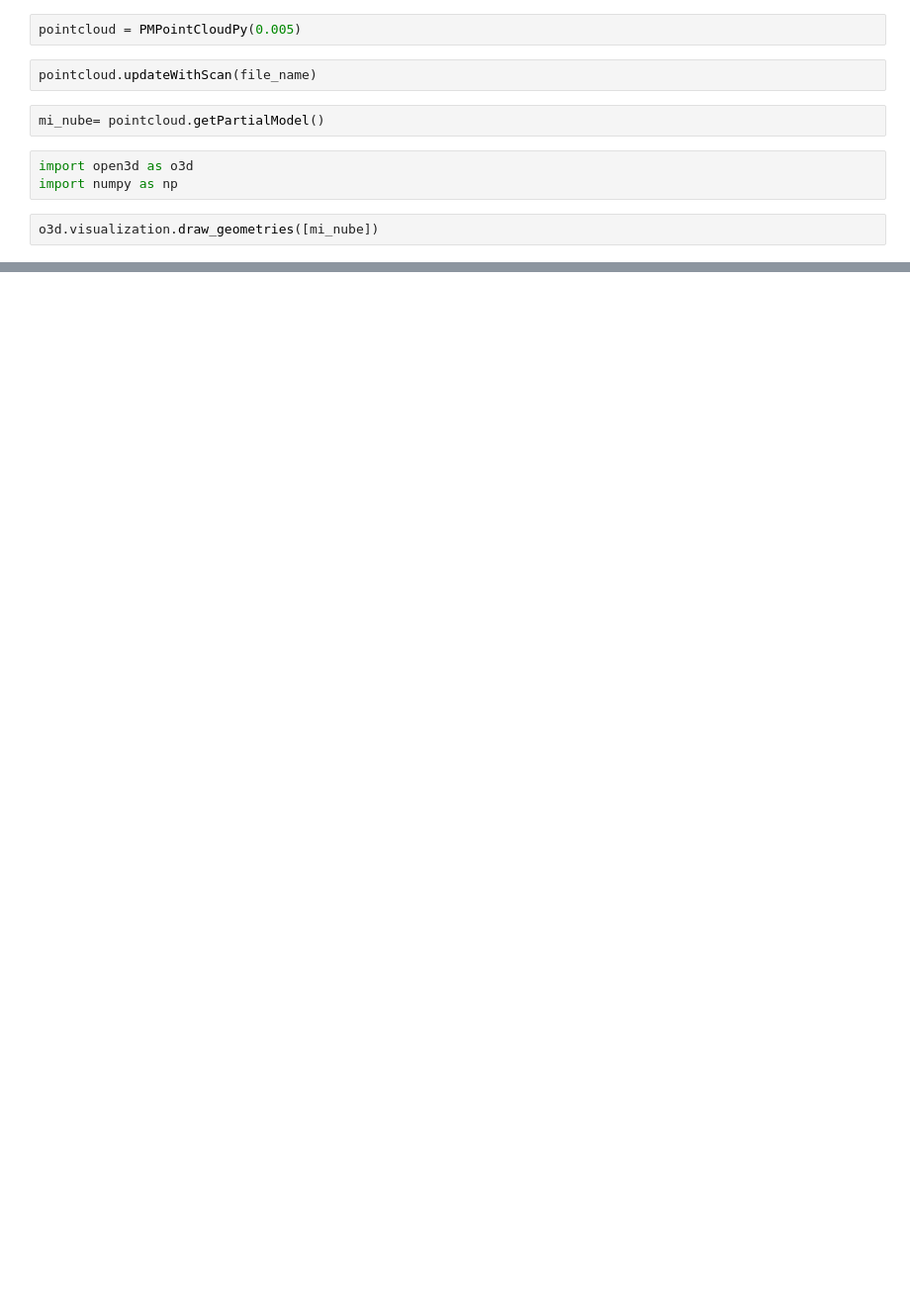
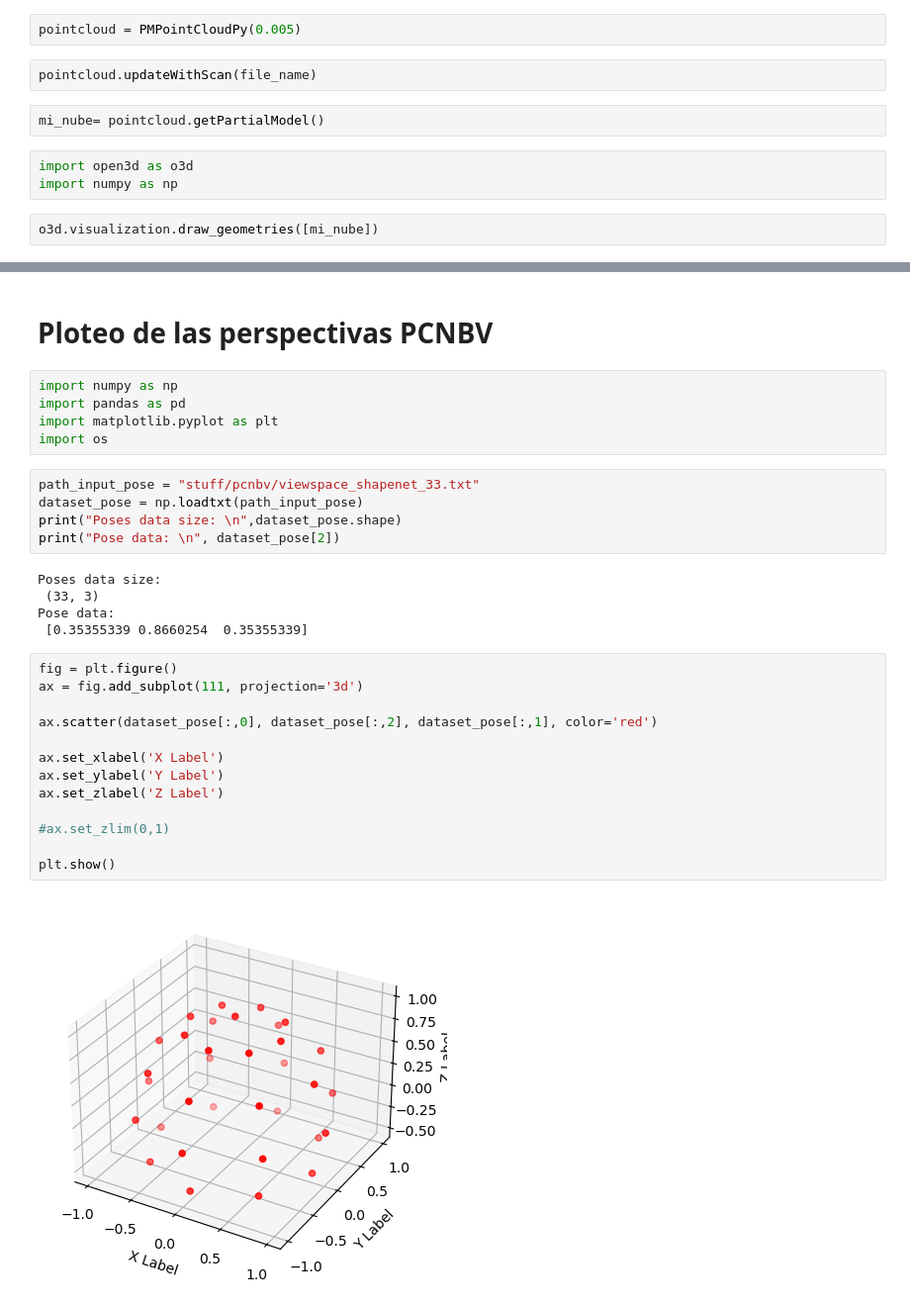
Before and after one commit to GdSAu/vpl_python, a Jupyter notebook: pruebas.ipynb, the cells around one changed output, grey strips where cells are left out. Shown at 99% size. Drawn from its saved outputs; the diff is of its cells as text; blank space fills up the shorter version.

```diff
--- a/pruebas.ipynb
+++ b/pruebas.ipynb
@@ -54,0 +210,32 @@ o3d.visualization.draw_geometries([mi_nube])
+# %% [markdown]
+#  Ploteo de las perspectivas PCNBV
+# %%
+import numpy as np
+import pandas as pd
+import matplotlib.pyplot as plt
+import os
+# %%
+path_input_pose = "stuff/pcnbv/viewspace_shapenet_33.txt"
+dataset_pose = np.loadtxt(path_input_pose)
+print("Poses data size: \n",dataset_pose.shape)
+print("Pose data: \n", dataset_pose[2])
+# %% [output]
+Poses data size:
+ (33, 3)
+Pose data:
+ [0.35355339 0.8660254  0.35355339]
+# %%
+fig = plt.figure()
+ax = fig.add_subplot(111, projection='3d')
+
+ax.scatter(dataset_pose[:,0], dataset_pose[:,2], dataset_pose[:,1], color='red')
+
+ax.set_xlabel('X Label')
+ax.set_ylabel('Y Label')
+ax.set_zlabel('Z Label')
+
+#ax.set_zlim(0,1)
+
+plt.show()
+# %% [output]
+[figure, added]
```
Also changed, not shown: parts of 42 cells of this notebook, 18 other files.
